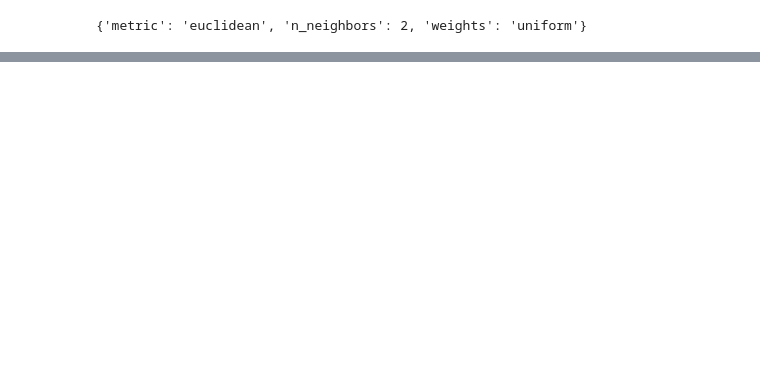
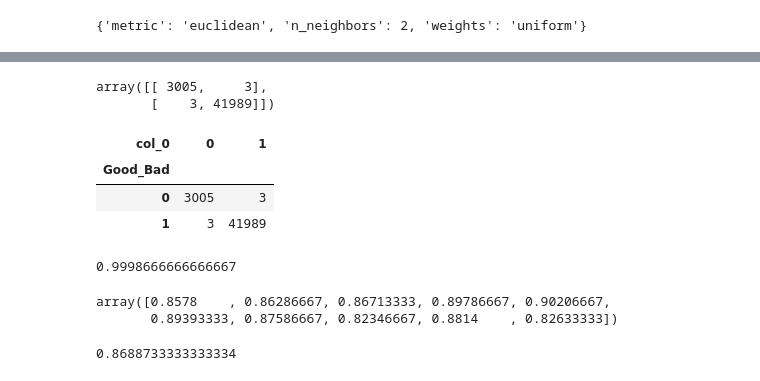
Before and after one commit to dhanalakshmi-krishnamurthy/Projects, a Jupyter notebook: Project_2.ipynb, the cells around one changed output, grey strips where cells are left out. Saved outputs shown, nothing was run; the diff lists cells and outputs as text; code cells hidden in the pictures; blank space fills up the shorter version.

```diff
--- a/Project_2.ipynb
+++ b/Project_2.ipynb
@@ -399,3 +414,7 @@ Fitting 3 folds for each of 80 candidates, totalling 240 fits
 gcv.best_params_
 # %% [output]
 {'metric': 'euclidean', 'n_neighbors': 2, 'weights': 'uniform'}
+# %%
+model=KNeighborsClassifier(n_neighbors=2)
+# %%
+model.fit(x_train,y_train)
@@ -401,0 +425,3 @@ gcv.best_params_
+# %%
+y_pred=model.predict(x_test)
+y_pred
@@ -401,0 +447,12 @@ gcv.best_params_
+# %%
+confusion_matrix(y_test,y_pred)
+# %% [output]
+array([[ 3005,     3],
+       [    3, 41989]])
+# %%
+pd.crosstab(y_test,y_pred)
+# %% [output]
+| col_0 | 0 | 1 |
+| Good_Bad |  |  |
+| 0 | 3005 | 3 |
+| 1 | 3 | 41989 |
@@ -401,0 +461,4 @@ gcv.best_params_
+# %%
+accuracy_score(y_test,y_pred)
+# %% [output]
+0.9998666666666667
@@ -401,0 +467,10 @@ gcv.best_params_
+# %%
+scores=cross_val_score(model,x,y,cv=10)
+scores
+# %% [output]
+array([0.8578    , 0.86286667, 0.86713333, 0.89786667, 0.90206667,
+       0.89393333, 0.87586667, 0.82346667, 0.8814    , 0.82633333])
+# %%
+scores.mean()
+# %% [output]
+0.8688733333333334
```
Also changed, not shown: parts of 10 cells of this notebook.
